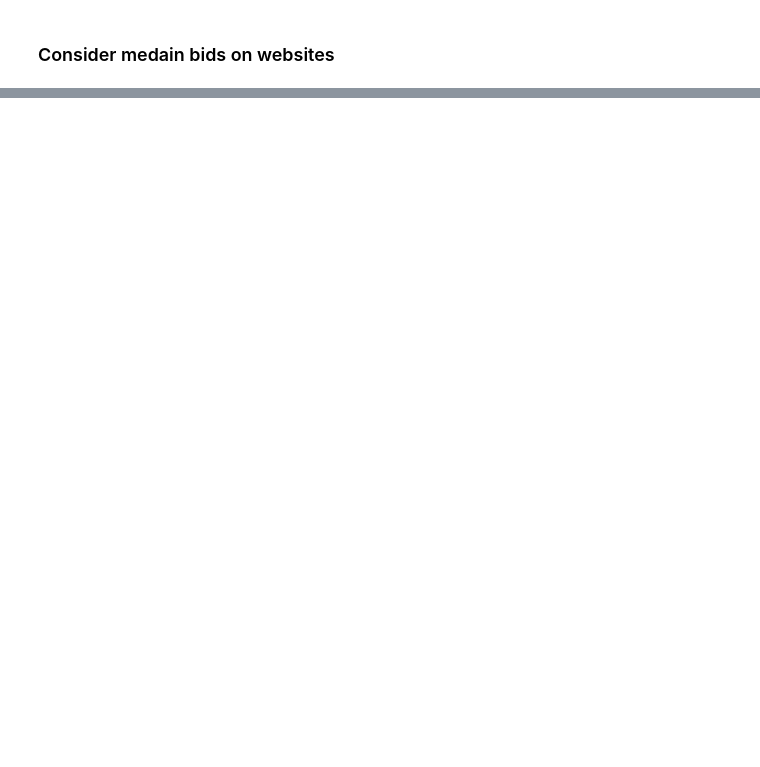
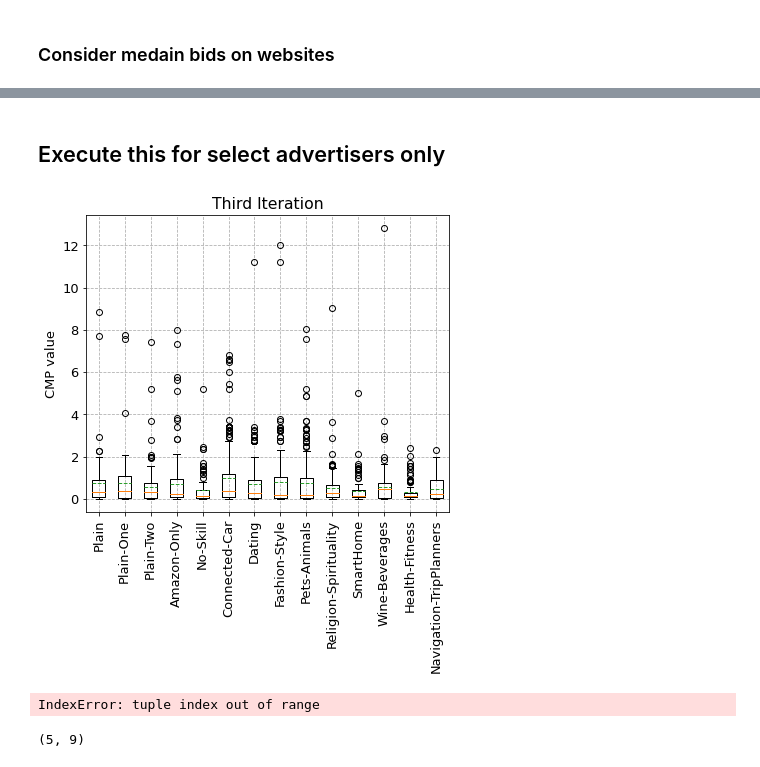
Before and after one commit to pooneh-nb/voice_assistance, a Jupyter notebook: process-bids.ipynb, the cells around one changed output, grey strips where cells are left out. Saved outputs shown, nothing was run; the diff lists cells and outputs as text; code cells hidden in the pictures; blank space fills up the shorter version.

Commit message:
updates to data processing

```diff
--- a/process-bids.ipynb
+++ b/process-bids.ipynb
@@ -533,0 +572,4 @@ common_advertisers
+# %%
+persona_stat_map, cpms_personas = compute_bid_statistics(control_list + test_list, DATA_DIR, all_advertisers, [], get_median = True)
+table = print_common_bidders(persona_stat_map, all_advertisers)
+ptable_to_csv(table, RESULTS_DIR + 'all_advertisers_mean_sd_bids.csv')
@@ -535,0 +718,54 @@ ttest(common_control_cpms, common_test_cpms)
+# %%
+data = []
+for persona in control_list + test_list:
+    data.append(cpms_personas[persona])
+
+x_data = np.arange(len(control_list + test_list)) + 1
+# %% [markdown]
+## Execute this for select advertisers only
+# %%
+select_advertisers = ['pubmatic','openx','triplelift','criteo','appnexus','rubicon','ix','getapp','onemobile', 'ozone','smartadserver']
+# %%
+data = []
+for persona in control_list + test_list:
+    tmp = []
+    for advertiser in select_advertisers:
+        if advertiser not in cpms_personas[persona]:
+            continue
+        tmp += cpms_personas[persona][advertiser]
+
+    data.append(tmp)
+
+x_data = np.arange(len(control_list + test_list)) + 1
+# %%
+fig, ax = plt.subplots()
+_ = ax.boxplot(data, showfliers=True, manage_ticks=True,autorange=True,meanline=True,showmeans=True)
+
+ax.set_ylabel('CMP value')
+ax.set_xticks(x_data)
+ax.set_xticklabels(control_list + test_list, rotation=90)
+
+# ax.legend(loc="upper left")
+# ax.set_ylim([0,13])
+# ax.set_yticks([0.5]*20)
+fig.set_size_inches(6, 7, forward=True)
+
+
+
+plt.title("Third Iteration")
+plt.grid(linestyle='--')
+ax.set_axisbelow(True)
+plt.tight_layout()
+plt.savefig(RESULTS_DIR + "all_bids_scatter.pdf")
+plt.show()
+# %% [output]
+[figure, added]
+# %%
+top_points = _["fliers"][0].get_data()[1]
+bottom_points = _["fliers"][2].get_data()[1]
+# %% [output]
+IndexError: tuple index out of range
+# %%
+len(top_points), len(bottom_points)
+# %% [output]
+(5, 9)
```
Also changed, not shown: parts of 42 cells of this notebook, 1 other file.
